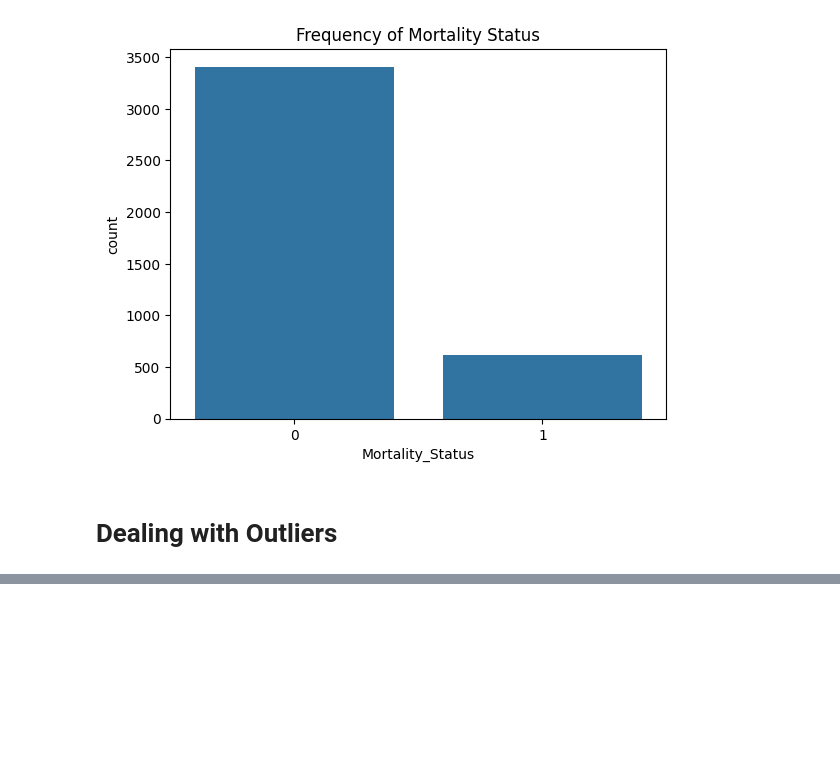
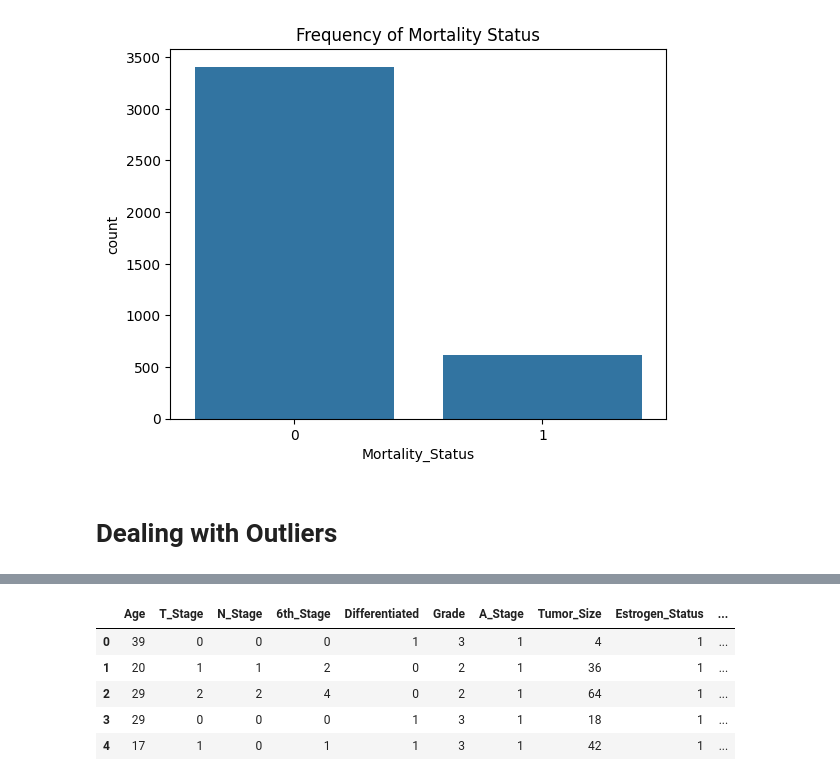
Before and after one commit to Razaqa-Aliskar/Cancer-Mortality-Prediction, a Jupyter notebook: Data Preprocessing.ipynb, the cells around one changed output, grey strips where cells are left out. Drawn from its saved outputs; the diff is of its cells as text; code cells hidden in the pictures; blank space fills up the shorter version.

```diff
--- a/Data Preprocessing.ipynb
+++ b/Data Preprocessing.ipynb
@@ -364,4 +368,19 @@ dtypes: int64(14)
 memory usage: 471.2 KB
+# %%
+columns_to_encode = ['Age','Tumor_Size','Regional_Node_Examined']
+
+# Loop through each column and apply label encoding
+for column in columns_to_encode:
+    df[column] = label_encoder.fit_transform(df[column])
+# %%
+df.head(5)
+# %% [output]
+|  | Age | T_Stage | N_Stage | 6th_Stage | Differentiated | Grade | A_Stage | Tumor_Size | Estrogen_Status | ... |
+| 0 | 39 | 0 | 0 | 0 | 1 | 3 | 1 | 4 | 1 | ... |
+| 1 | 20 | 1 | 1 | 2 | 0 | 2 | 1 | 36 | 1 | ... |
+| 2 | 29 | 2 | 2 | 4 | 0 | 2 | 1 | 64 | 1 | ... |
+| 3 | 29 | 0 | 0 | 0 | 1 | 3 | 1 | 18 | 1 | ... |
+| 4 | 17 | 1 | 0 | 1 | 1 | 3 | 1 | 42 | 1 | ... |
 # %%
 df.to_csv('Cancer_Survival_Months__Dataset.csv', index=False)
 # %%
```
Also changed, not shown: parts of 14 cells of this notebook.
